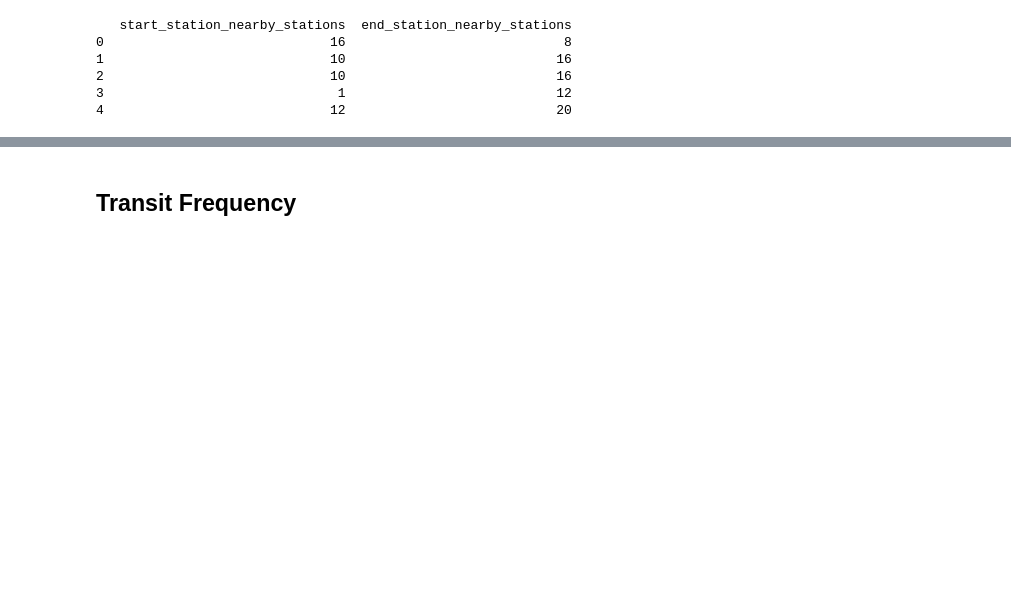
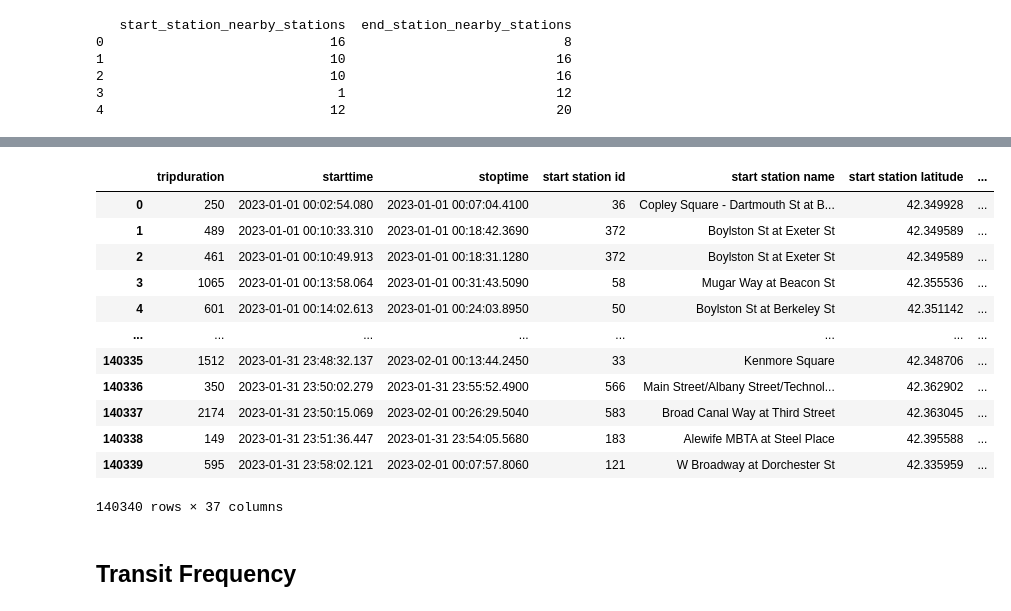
Before and after one commit to elnurisg/anomaly_detection_for_shared_mobility, a Jupyter notebook: mass_transit.ipynb, the cells around one changed output, grey strips where cells are left out. Saved outputs shown, nothing was run; the diff lists cells and outputs as text; code cells hidden in the pictures; blank space fills up the shorter version.

```diff
--- a/mass_transit.ipynb
+++ b/mass_transit.ipynb
@@ -119,0 +171,29 @@ print(bike_weather_data[['start_station_nearby_stations', 'end_station_nearby_st
+# %%
+# Define thresholds for categorization based on the quantiles and encode directly
+def encode_nearby_stops(count):
+    if count <= 5:
+        return 0  # 0 = Badly Connected
+    elif 6 <= count <= 15:
+        return 1  # 1 = Moderately Connected
+    else:
+        return 2  # 2 = Well Connected
+
+# Apply encoding to both features
+bike_weather_data['start_station_connection_encoded'] = bike_weather_data['start_station_nearby_stations'].apply(encode_nearby_stops)
+bike_weather_data['end_station_connection_encoded'] = bike_weather_data['end_station_nearby_stations'].apply(encode_nearby_stops)
+# %%
+bike_weather_data
+# %% [output]
+|  | tripduration | starttime | stoptime | start station id | start station name | start station latitude | ... |
+| 0 | 250 | 2023-01-01 00:02:54.080 | 2023-01-01 00:07:04.4100 | 36 | Copley Square - Dartmouth St at B... | 42.349928 | ... |
+| 1 | 489 | 2023-01-01 00:10:33.310 | 2023-01-01 00:18:42.3690 | 372 | Boylston St at Exeter St | 42.349589 | ... |
+| 2 | 461 | 2023-01-01 00:10:49.913 | 2023-01-01 00:18:31.1280 | 372 | Boylston St at Exeter St | 42.349589 | ... |
+| 3 | 1065 | 2023-01-01 00:13:58.064 | 2023-01-01 00:31:43.5090 | 58 | Mugar Way at Beacon St | 42.355536 | ... |
+| 4 | 601 | 2023-01-01 00:14:02.613 | 2023-01-01 00:24:03.8950 | 50 | Boylston St at Berkeley St | 42.351142 | ... |
+| ... | ... | ... | ... | ... | ... | ... | ... |
+| 140335 | 1512 | 2023-01-31 23:48:32.137 | 2023-02-01 00:13:44.2450 | 33 | Kenmore Square | 42.348706 | ... |
+| 140336 | 350 | 2023-01-31 23:50:02.279 | 2023-01-31 23:55:52.4900 | 566 | Main Street/Albany Street/Technol... | 42.362902 | ... |
+| 140337 | 2174 | 2023-01-31 23:50:15.069 | 2023-02-01 00:26:29.5040 | 583 | Broad Canal Way at Third Street | 42.363045 | ... |
+| 140338 | 149 | 2023-01-31 23:51:36.447 | 2023-01-31 23:54:05.5680 | 183 | Alewife MBTA at Steel Place | 42.395588 | ... |
+| 140339 | 595 | 2023-01-31 23:58:02.121 | 2023-02-01 00:07:57.8060 | 121 | W Broadway at Dorchester St | 42.335959 | ... |
+140340 rows × 37 columns
```
Also changed, not shown: parts of 3 cells of this notebook.
